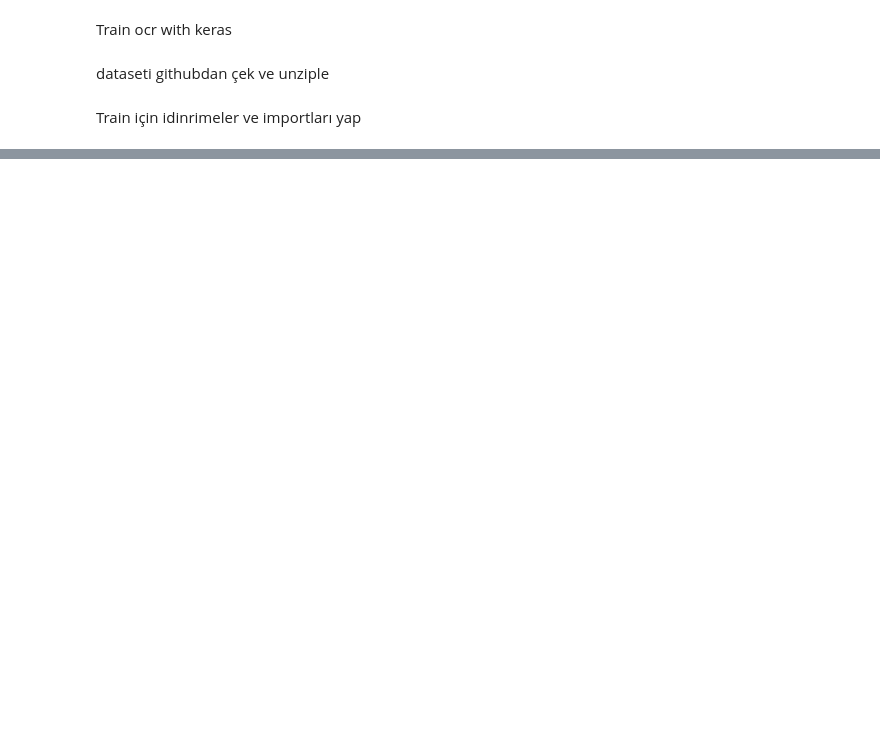
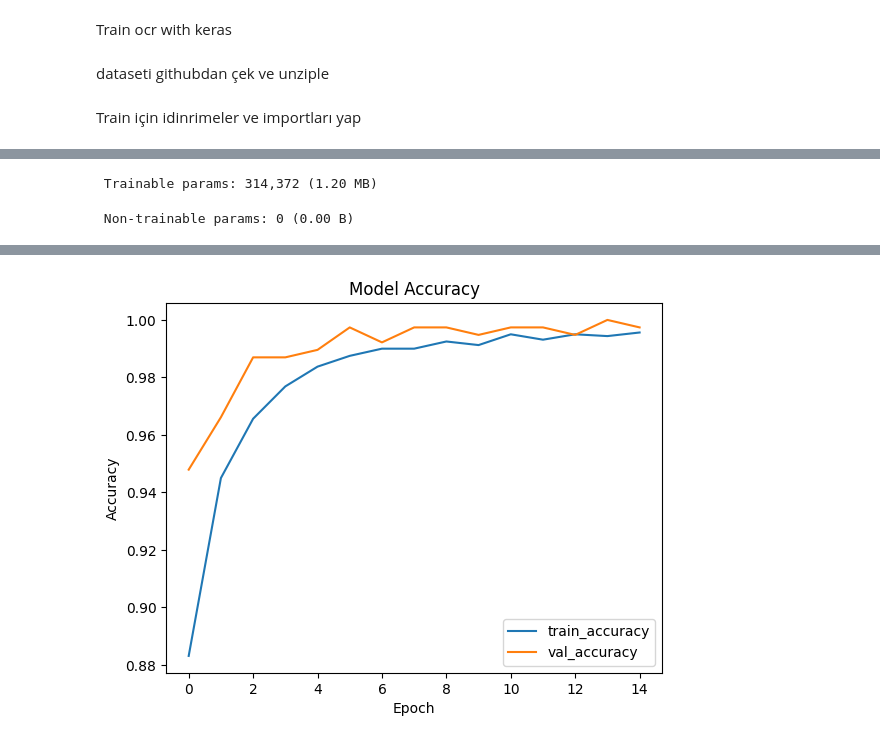
Before and after one commit to onuralpArsln/toJava, a Jupyter notebook: PayDayProject/trainocr.ipynb, the cells around one changed output, grey strips where cells are left out. Saved outputs shown, nothing was run; the diff lists cells and outputs as text; code cells hidden in the pictures; blank space fills up the shorter version.

```diff
--- a/PayDayProject/trainocr.ipynb
+++ b/PayDayProject/trainocr.ipynb
@@ -30,0 +91,77 @@ Requirement already satisfied: mdurl~=0.1 in /usr/local/lib/python3.11/dist-pack
+# %%
+# Parameters
+img_width, img_height = 32, 32
+batch_size = 32
+epochs = 15  # Increase if you have a larger dataset
+train_data_dir = 'dataset/train'
+validation_data_dir = 'dataset/validation'
+num_classes = len(os.listdir(train_data_dir))  # Assuming one folder per class
+
+# Data augmentation and normalization for training
+train_datagen = ImageDataGenerator(
+    rescale=1./255,
+    rotation_range=10,
+    zoom_range=0.1,
+    shear_range=0.1,
+    horizontal_flip=False,
+    fill_mode='nearest'
+)
+
+# Only rescaling for validation data
+validation_datagen = ImageDataGenerator(rescale=1./255)
+
+# Generators
+train_generator = train_datagen.flow_from_directory(
+    train_data_dir,
+    target_size=(img_width, img_height),
+    color_mode='grayscale',  # set to "rgb" if your images are colored
+    batch_size=batch_size,
+    class_mode='categorical'
+)
+
+validation_generator = validation_datagen.flow_from_directory(
+    validation_data_dir,
+    target_size=(img_width, img_height),
+    color_mode='grayscale',
+    batch_size=batch_size,
+    class_mode='categorical'
+)
+
+# Build CNN Model
+model = Sequential([
+    Conv2D(32, (3, 3), activation='relu', input_shape=(img_width, img_height, 1)),
+    MaxPooling2D(pool_size=(2, 2)),
+
+    Conv2D(64, (3, 3), activation='relu'),
+    MaxPooling2D(pool_size=(2, 2)),
+
+    Flatten(),
+    Dense(128, activation='relu'),
+    Dropout(0.5),
+    Dense(num_classes, activation='softmax')
+])
+
+model.compile(optimizer=Adam(), loss='categorical_crossentropy', metrics=['accuracy'])
+model.summary()
+
+# Train the model
+history = model.fit(
+    train_generator,
+    steps_per_epoch=train_generator.samples // batch_size,
+    epochs=epochs,
+    validation_data=validation_generator,
+    validation_steps=validation_generator.samples // batch_size
+)
+
+# Save the model for later use
+model.save('custom_ocr_model.h5')
+
+# Plot training history
+plt.plot(history.history['accuracy'], label='train_accuracy')
+plt.plot(history.history['val_accuracy'], label='val_accuracy')
+plt.title('Model Accuracy')
+plt.ylabel('Accuracy')
+plt.xlabel('Epoch')
+plt.legend()
+plt.show()
+# %% [output]
@@ -30,0 +191,2 @@ Requirement already satisfied: mdurl~=0.1 in /usr/local/lib/python3.11/dist-pack
+ Trainable params: 314,372 (1.20 MB)
+ Non-trainable params: 0 (0.00 B)
@@ -30,0 +211 @@ Requirement already satisfied: mdurl~=0.1 in /usr/local/lib/python3.11/dist-pack
+[figure, added]
```
Also changed, not shown: parts of 12 cells of this notebook.
